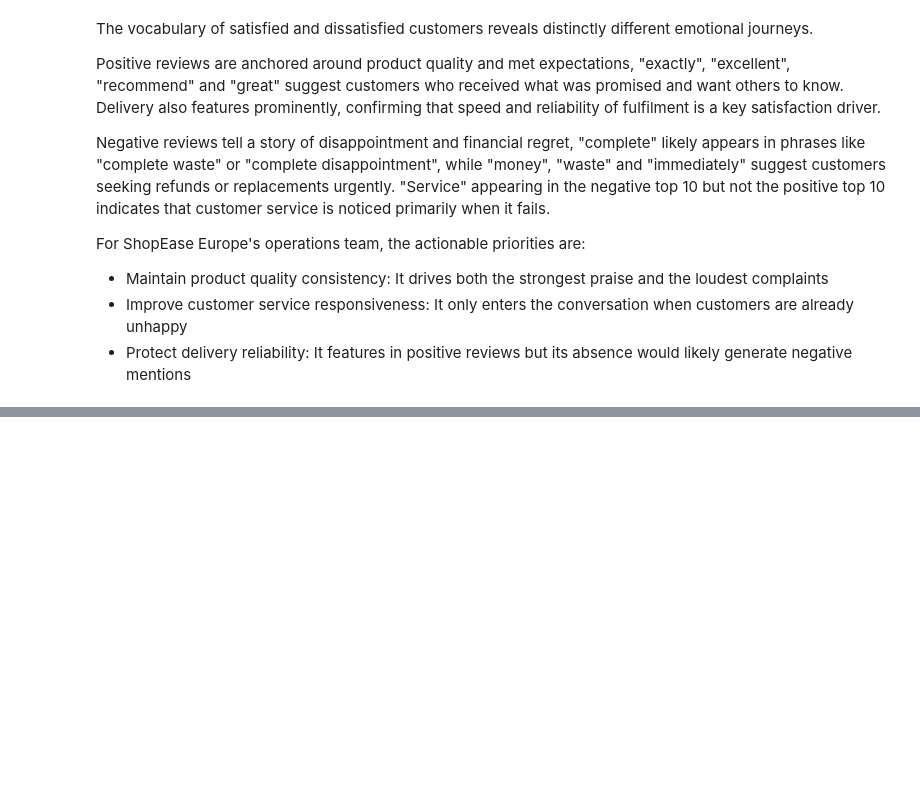
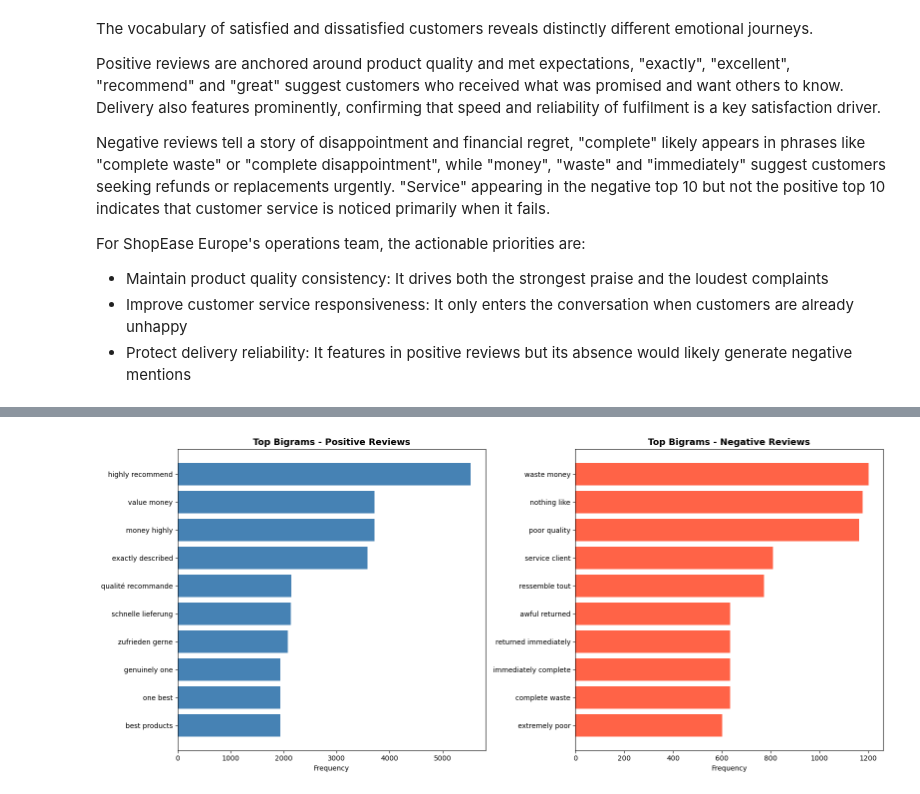
Before and after one commit to AishatOlisa/shopease-sentiment-analysis, a Jupyter notebook: notebooks/06_eda_sentiment_drivers.ipynb, the cells around one changed output, grey strips where cells are left out. Saved outputs shown, nothing was run; the diff lists cells and outputs as text; code cells hidden in the pictures; blank space fills up the shorter version.

Commit message:
Add bigram analysis, unique words and sentiment driver heatmap to notebook 06

```diff
--- a/notebooks/06_eda_sentiment_drivers.ipynb
+++ b/notebooks/06_eda_sentiment_drivers.ipynb
@@ -186,0 +193,40 @@ For ShopEase Europe's operations team, the actionable priorities are:
+# %%
+from nltk.util import ngrams
+
+def top_bigrams(text, n=15):
+    words = text.lower().split()
+    words = [w.strip('.,!?;:\'"()[]') for w in words]
+    words = [w for w in words if w not in all_stops and len(w) > 2]
+    bigrams = [' '.join(bg) for bg in ngrams(words, 2)]
+    return Counter(bigrams).most_common(n)
+
+fig, axes = plt.subplots(1, 2, figsize=(16, 7))
+
+# Positive bigrams
+pos_bigrams = top_bigrams(positive_text, n=10)
+pos_bg_labels = [b[0] for b in pos_bigrams]
+pos_bg_counts = [b[1] for b in pos_bigrams]
+
+axes[0].barh(pos_bg_labels[::-1], pos_bg_counts[::-1], color='steelblue')
+axes[0].set_title('Top Bigrams - Positive Reviews',
+                  fontsize=13, fontweight='bold')
+axes[0].set_xlabel('Frequency')
+axes[0].grid(False)
+
+# Negative bigrams
+neg_bigrams = top_bigrams(negative_text, n=10)
+neg_bg_labels = [b[0] for b in neg_bigrams]
+neg_bg_counts = [b[1] for b in neg_bigrams]
+
+axes[1].barh(neg_bg_labels[::-1], neg_bg_counts[::-1], color='tomato')
+axes[1].set_title('Top Bigrams - Negative Reviews',
+                  fontsize=13, fontweight='bold')
+axes[1].set_xlabel('Frequency')
+axes[1].grid(False)
+
+plt.tight_layout()
+plt.savefig(os.path.join(FIGURES_PATH, 'bigram_comparison.png'),
+            dpi=150, bbox_inches='tight')
+plt.show()
+# %% [output]
+[figure, added]
```
Also changed, not shown: parts of 8 cells of this notebook, 3 other files.
